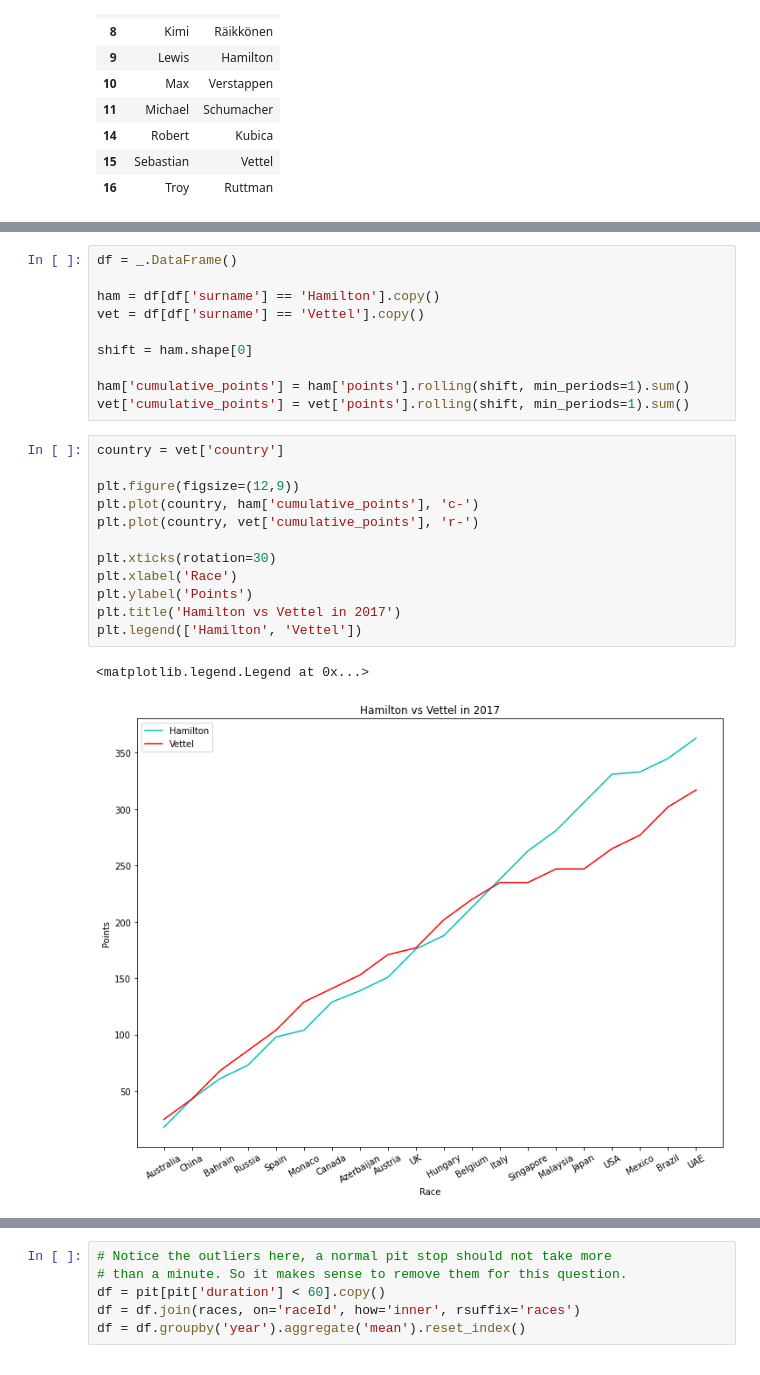
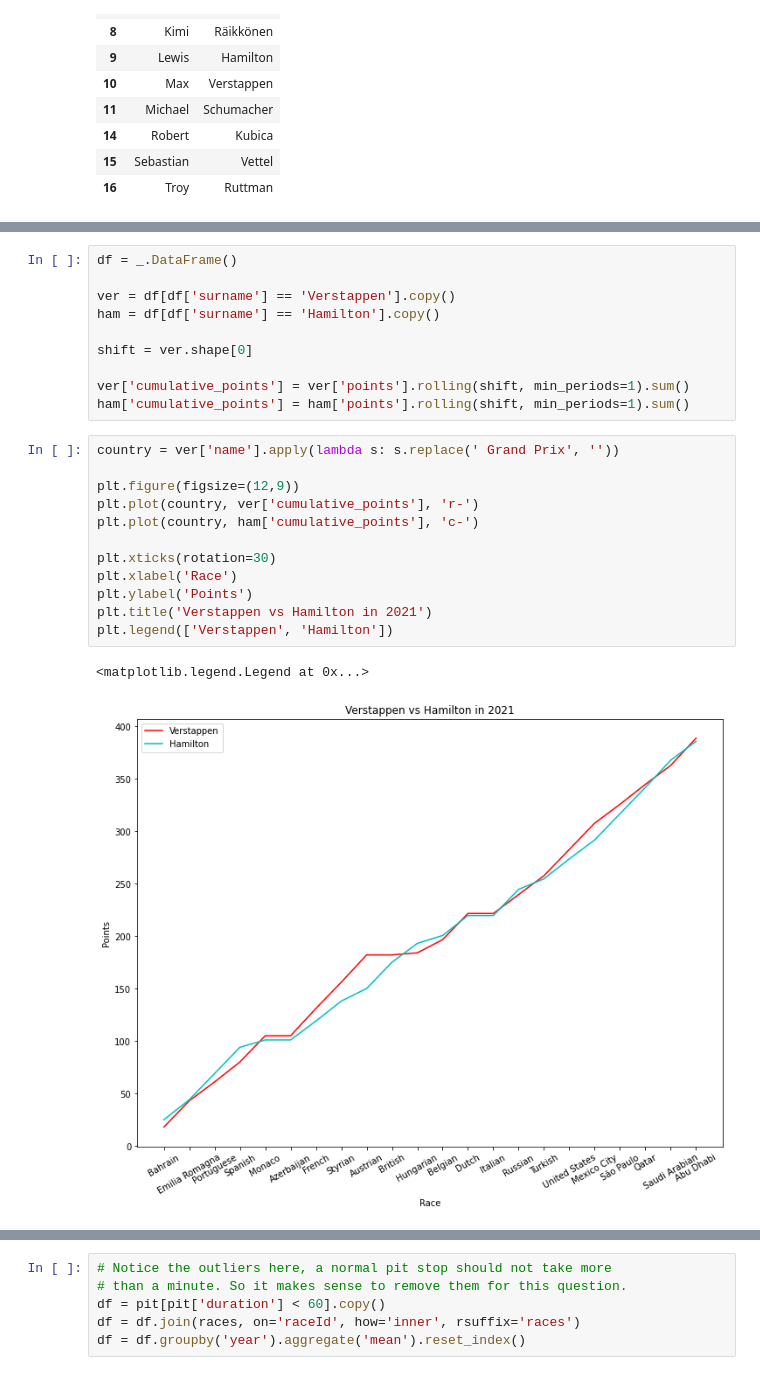
Before and after one commit to jla524/f1-analysis, a Jupyter notebook: notebooks/formula-1-data-analysis.ipynb, the cells around one changed output, grey strips where cells are left out. Saved outputs shown, nothing was run; the diff lists cells and outputs as text.

```diff
--- a/notebooks/formula-1-data-analysis.ipynb
+++ b/notebooks/formula-1-data-analysis.ipynb
@@ -503,25 +505,25 @@ Done.
 # %%
 df = _.DataFrame()
 
+ver = df[df['surname'] == 'Verstappen'].copy()
 ham = df[df['surname'] == 'Hamilton'].copy()
-vet = df[df['surname'] == 'Vettel'].copy()
 
-shift = ham.shape[0]
+shift = ver.shape[0]
 
+ver['cumulative_points'] = ver['points'].rolling(shift, min_periods=1).sum()
 ham['cumulative_points'] = ham['points'].rolling(shift, min_periods=1).sum()
-vet['cumulative_points'] = vet['points'].rolling(shift, min_periods=1).sum()
 # %%
-country = vet['country']
+country = ver['name'].apply(lambda s: s.replace(' Grand Prix', ''))
 
 plt.figure(figsize=(12,9))
+plt.plot(country, ver['cumulative_points'], 'r-')
 plt.plot(country, ham['cumulative_points'], 'c-')
-plt.plot(country, vet['cumulative_points'], 'r-')
 
 plt.xticks(rotation=30)
 plt.xlabel('Race')
 plt.ylabel('Points')
-plt.title('Hamilton vs Vettel in 2017')
-plt.legend(['Hamilton', 'Vettel'])
+plt.title('Verstappen vs Hamilton in 2021')
+plt.legend(['Verstappen', 'Hamilton'])
 # %% [output]
 <matplotlib.legend.Legend at 0x...>
-[figure, old version]
+[figure, new version]
```
Also changed, not shown: parts of 10 cells of this notebook, 1 other file.
